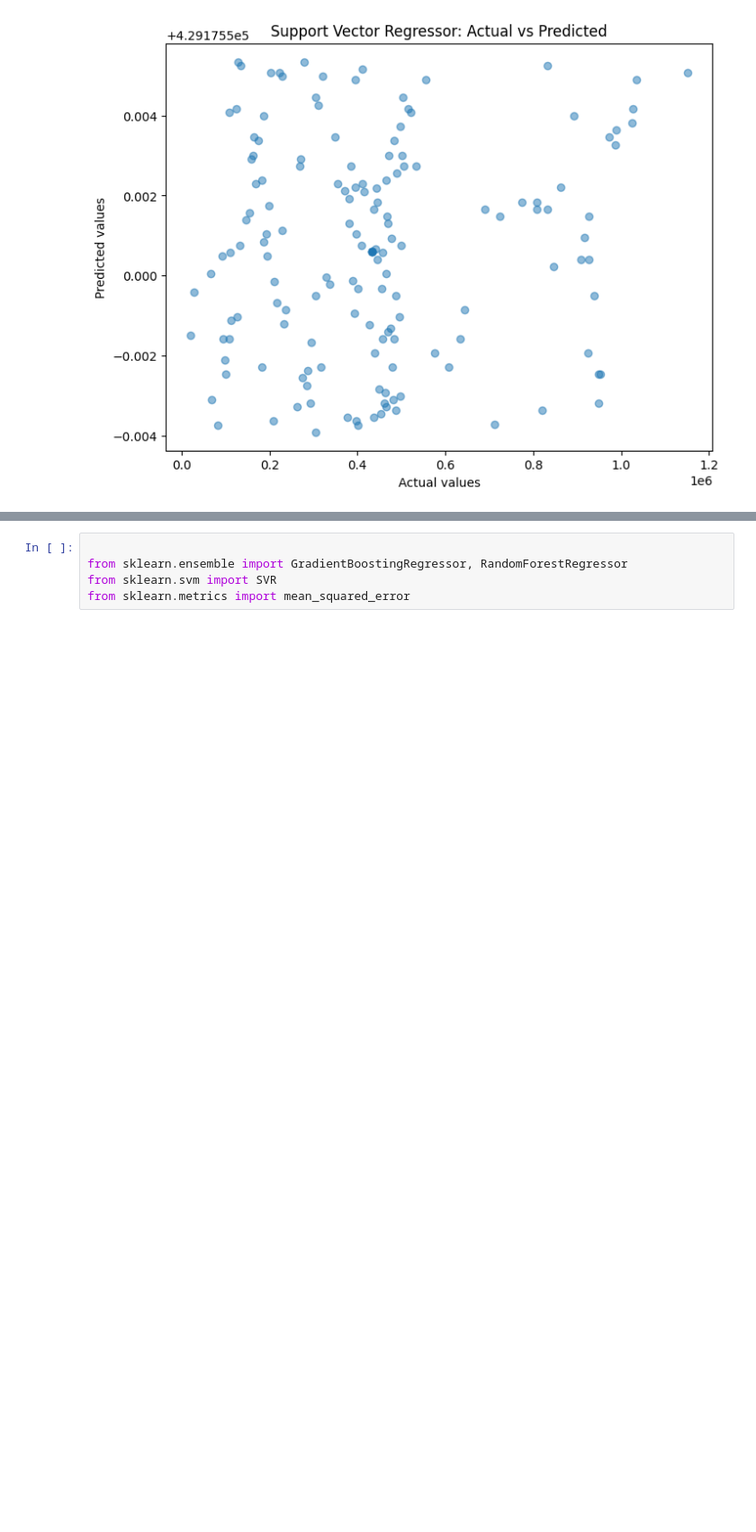
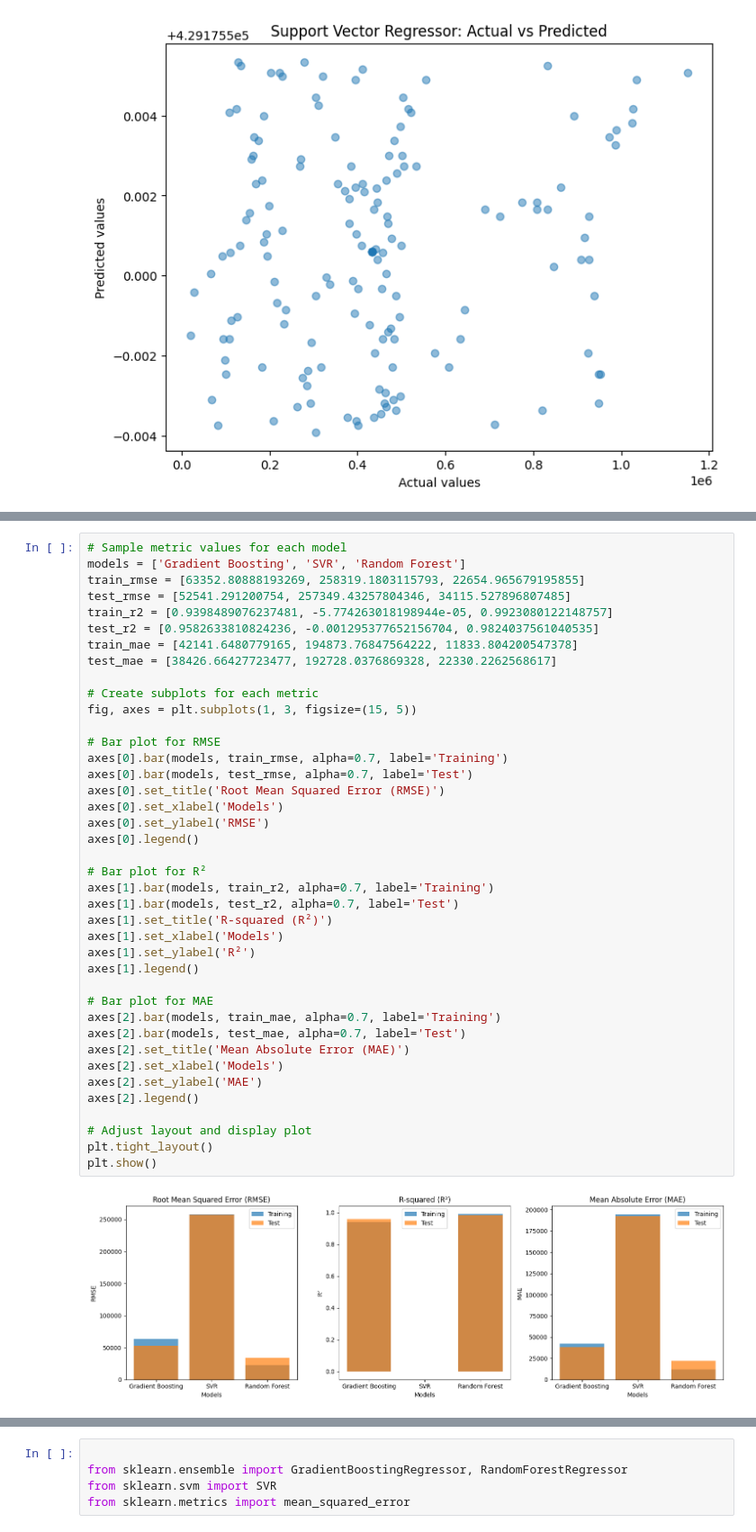
Before and after one commit to salahagnir/CA2, a Jupyter notebook: ML_CA2.ipynb, the cells around one changed output, grey strips where cells are left out. Shown at 90% size. Saved outputs shown, nothing was run; the diff lists cells and outputs as text; blank space fills up the shorter version.

```diff
--- a/ML_CA2.ipynb
+++ b/ML_CA2.ipynb
@@ -891,0 +912,42 @@ Training MAE: 194873.76847564222, Test MAE: 192728.0376869328
+# %%
+# Sample metric values for each model
+models = ['Gradient Boosting', 'SVR', 'Random Forest']
+train_rmse = [63352.80888193269, 258319.1803115793, 22654.965679195855]
+test_rmse = [52541.291200754, 257349.43257804346, 34115.527896807485]
+train_r2 = [0.9398489076237481, -5.774263018198944e-05, 0.9923080122148757]
+test_r2 = [0.9582633810824236, -0.001295377652156704, 0.9824037561040535]
+train_mae = [42141.6480779165, 194873.76847564222, 11833.804200547378]
+test_mae = [38426.66427723477, 192728.0376869328, 22330.2262568617]
+
+# Create subplots for each metric
+fig, axes = plt.subplots(1, 3, figsize=(15, 5))
+
+# Bar plot for RMSE
+axes[0].bar(models, train_rmse, alpha=0.7, label='Training')
+axes[0].bar(models, test_rmse, alpha=0.7, label='Test')
+axes[0].set_title('Root Mean Squared Error (RMSE)')
+axes[0].set_xlabel('Models')
+axes[0].set_ylabel('RMSE')
+axes[0].legend()
+
+# Bar plot for R²
+axes[1].bar(models, train_r2, alpha=0.7, label='Training')
+axes[1].bar(models, test_r2, alpha=0.7, label='Test')
+axes[1].set_title('R-squared (R²)')
+axes[1].set_xlabel('Models')
+axes[1].set_ylabel('R²')
+axes[1].legend()
+
+# Bar plot for MAE
+axes[2].bar(models, train_mae, alpha=0.7, label='Training')
+axes[2].bar(models, test_mae, alpha=0.7, label='Test')
+axes[2].set_title('Mean Absolute Error (MAE)')
+axes[2].set_xlabel('Models')
+axes[2].set_ylabel('MAE')
+axes[2].legend()
+
+# Adjust layout and display plot
+plt.tight_layout()
+plt.show()
+# %% [output]
+[figure, added]
```
Also changed, not shown: parts of 11 cells of this notebook.
